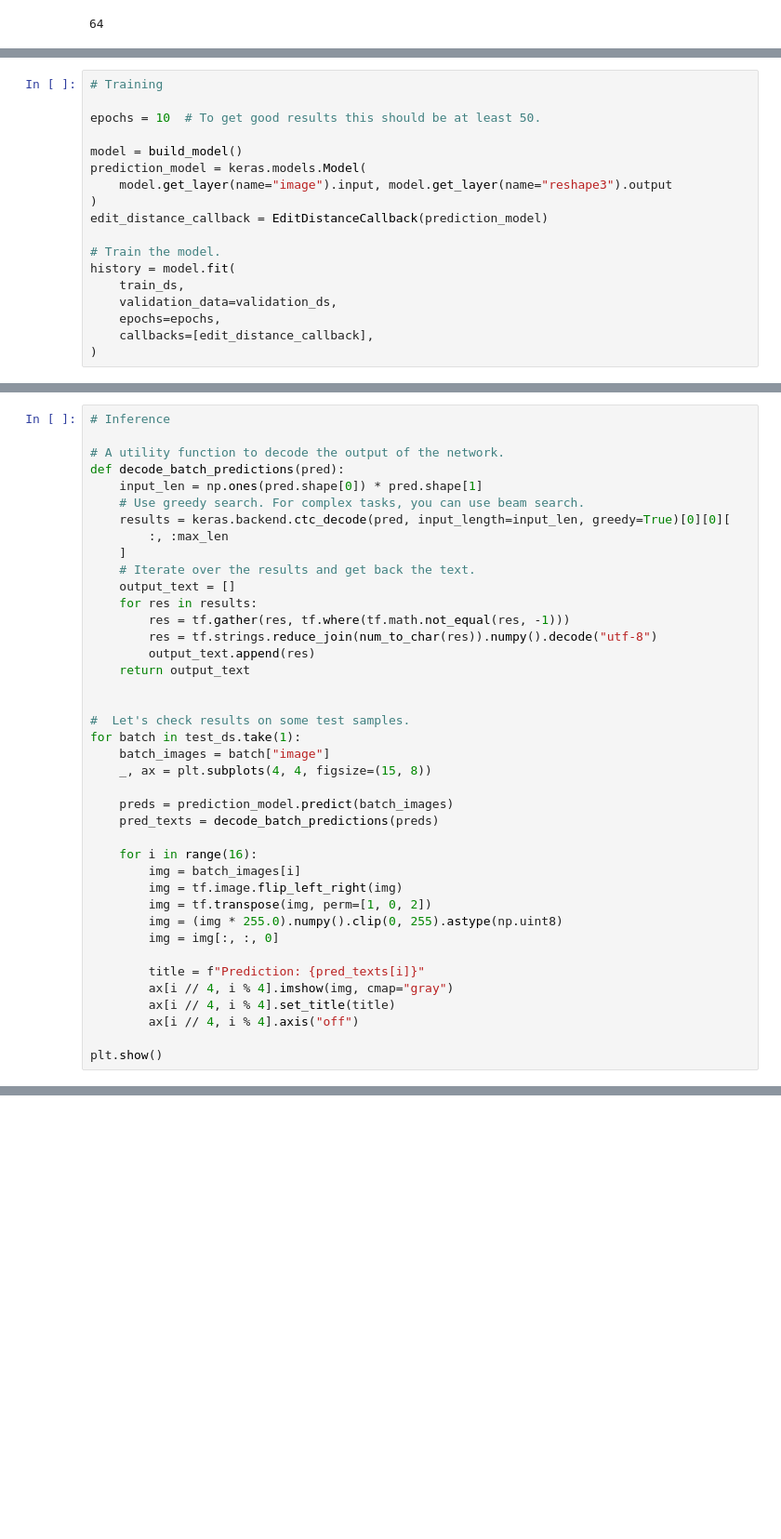
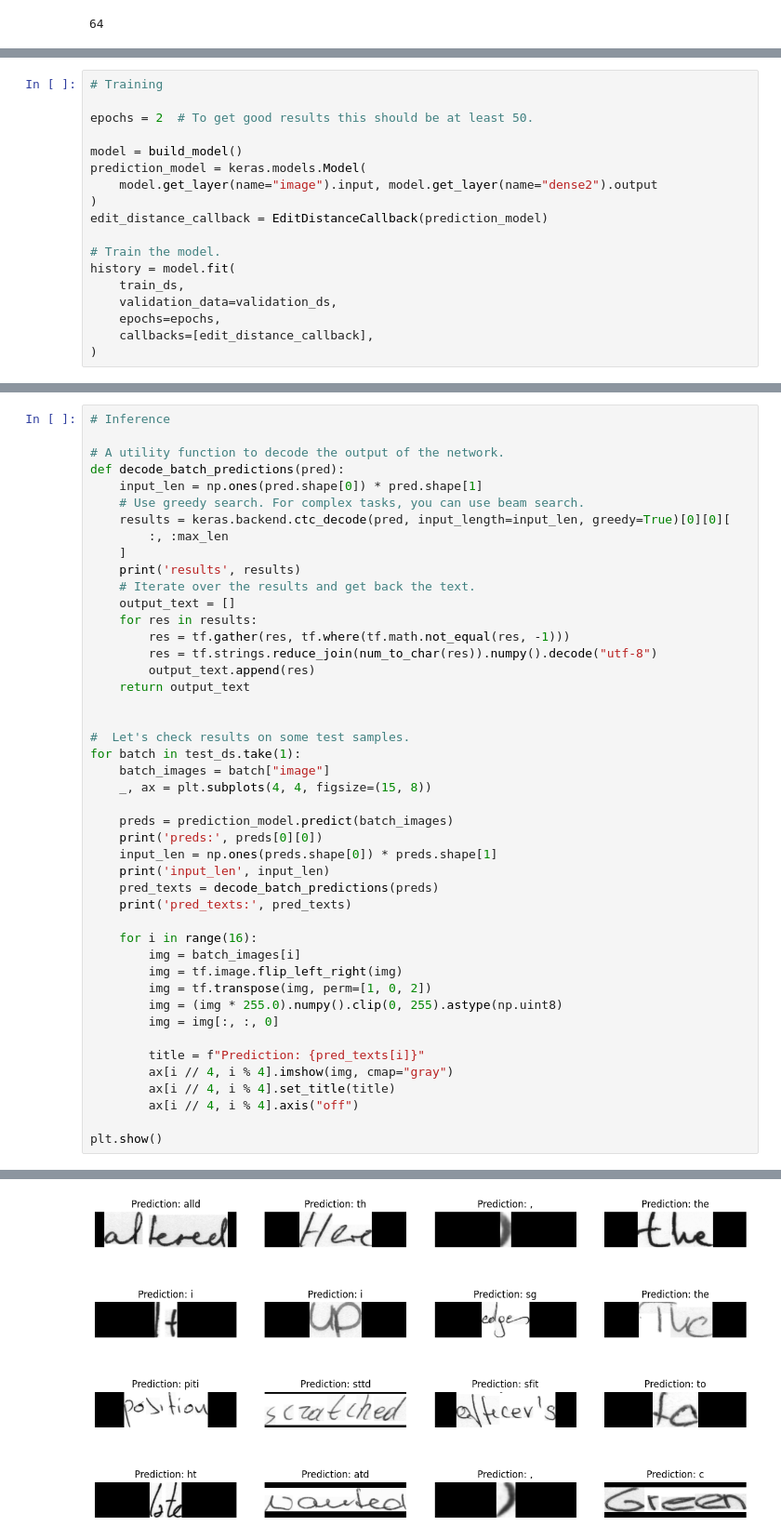
Before and after one commit to lazmond3/chess_score_sheet, a Jupyter notebook: train_model.ipynb, the cells around one changed output, grey strips where cells are left out. Shown at 93% size. Saved outputs shown, nothing was run; the diff lists cells and outputs as text; blank space fills up the shorter version.

Commit message:
Output something with train epoch=2

```diff
--- a/train_model.ipynb
+++ b/train_model.ipynb
@@ -500,11 +503,11 @@ class EditDistanceCallback(keras.callbacks.Callback):
 # %%
 # Training
 
-epochs = 10  # To get good results this should be at least 50.
+epochs = 2  # To get good results this should be at least 50.
 
 model = build_model()
 prediction_model = keras.models.Model(
-    model.get_layer(name="image").input, model.get_layer(name="reshape3").output
+    model.get_layer(name="image").input, model.get_layer(name="dense2").output
 )
 edit_distance_callback = EditDistanceCallback(prediction_model)
 
@@ -543,6 +571,7 @@ def decode_batch_predictions(pred):
     results = keras.backend.ctc_decode(pred, input_length=input_len, greedy=True)[0][0][
         :, :max_len
     ]
+    print('results', results)
     # Iterate over the results and get back the text.
     output_text = []
     for res in results:
@@ -558,7 +587,11 @@ for batch in test_ds.take(1):
     _, ax = plt.subplots(4, 4, figsize=(15, 8))
 
     preds = prediction_model.predict(batch_images)
+    print('preds:', preds[0][0])
+    input_len = np.ones(preds.shape[0]) * preds.shape[1]
+    print('input_len', input_len)
     pred_texts = decode_batch_predictions(preds)
+    print('pred_texts:', pred_texts)
 
     for i in range(16):
         img = batch_images[i]
@@ -573,3 +606,4 @@ for batch in test_ds.take(1):
         ax[i // 4, i % 4].axis("off")
 
 plt.show()
+# %% [output]
@@ -575,0 +629 @@ plt.show()
+[figure, added]
```
Also changed, not shown: parts of 17 cells of this notebook.
